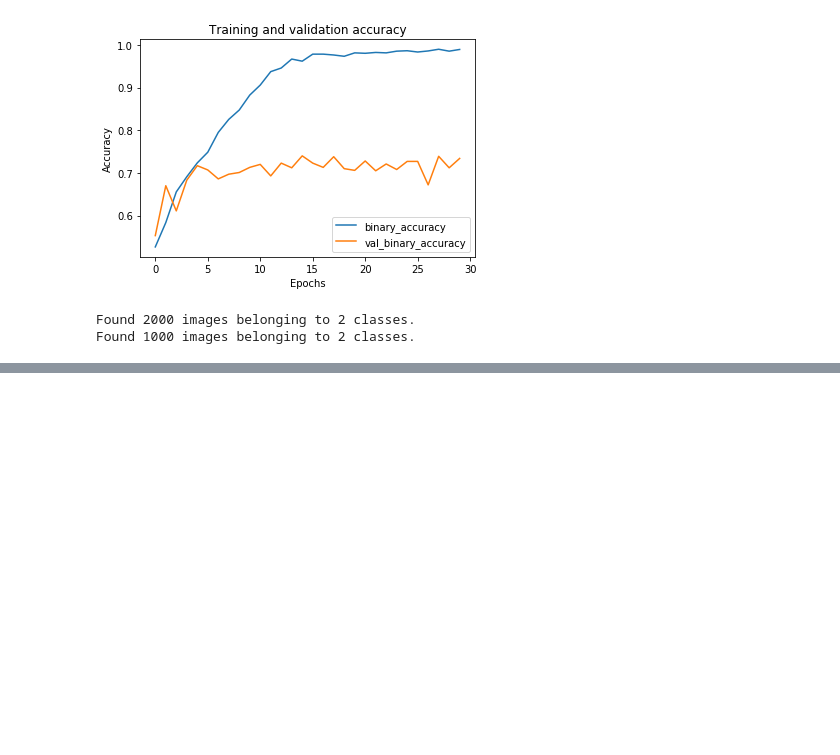
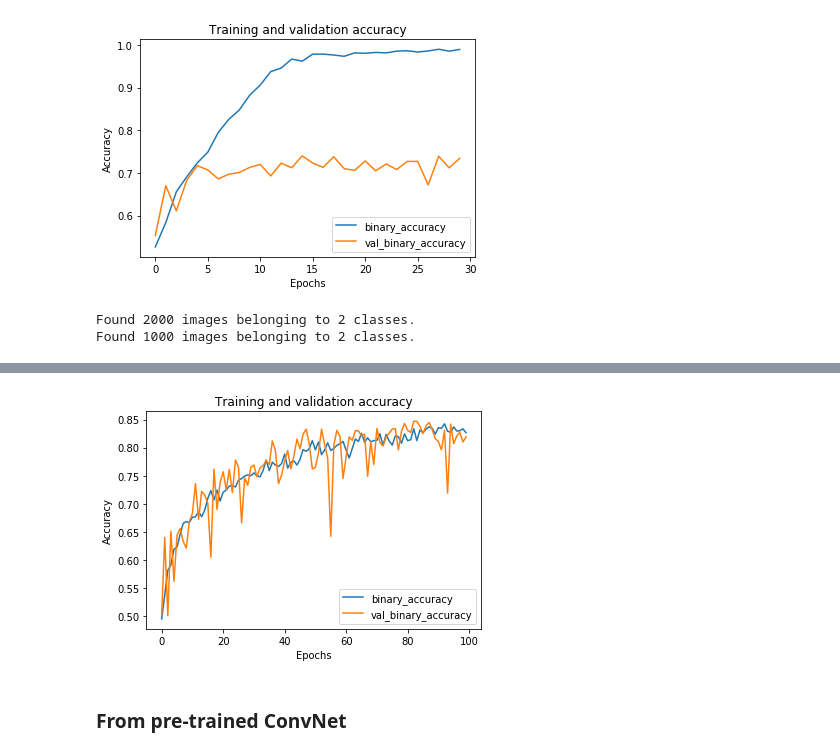
Before and after one commit to ng-kode/machine-learning-templates, a Jupyter notebook: Deep Learning/Classify-binary-image-cats-and-dogs.ipynb, the cells around one changed output, grey strips where cells are left out. Cells and saved outputs as stored; diff of their text form; code cells hidden in the pictures; blank space fills up the shorter version.

Commit message:
pre-trained conv_base + we-trained dense_connected

```diff
--- a/Deep Learning/Classify-binary-image-cats-and-dogs.ipynb
+++ b/Deep Learning/Classify-binary-image-cats-and-dogs.ipynb
@@ -315,0 +335,15 @@ model.save('cats_and_dogs_small_2.h5')
+# %%
+import matplotlib.pyplot as plt
+%matplotlib inline
+
+plt.plot(history.epoch, history.history['binary_accuracy'], label='binary_accuracy')
+plt.plot(history.epoch, history.history['val_binary_accuracy'], label='val_binary_accuracy')
+plt.title('Training and validation accuracy')
+plt.xlabel('Epochs')
+plt.ylabel('Accuracy')
+plt.legend()
+plt.show()
+# %% [output]
+[figure, added]
+# %% [markdown]
+### From pre-trained ConvNet
```
Also changed, not shown: parts of 13 cells of this notebook, 3 other files.
